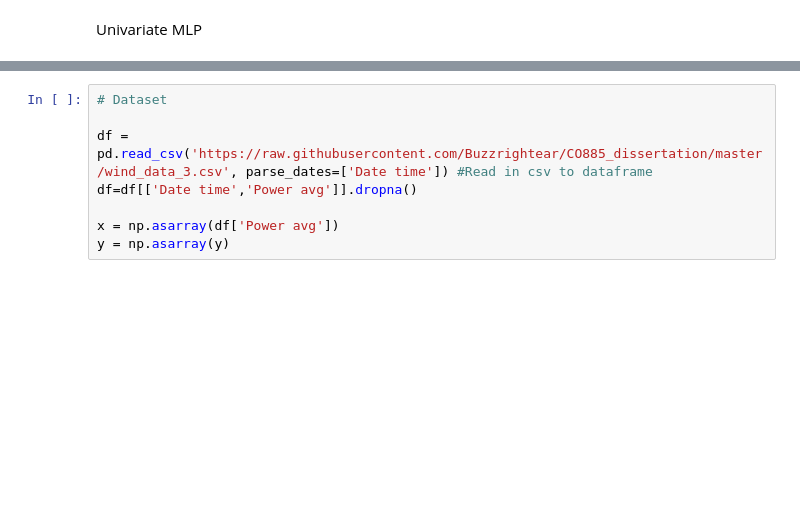
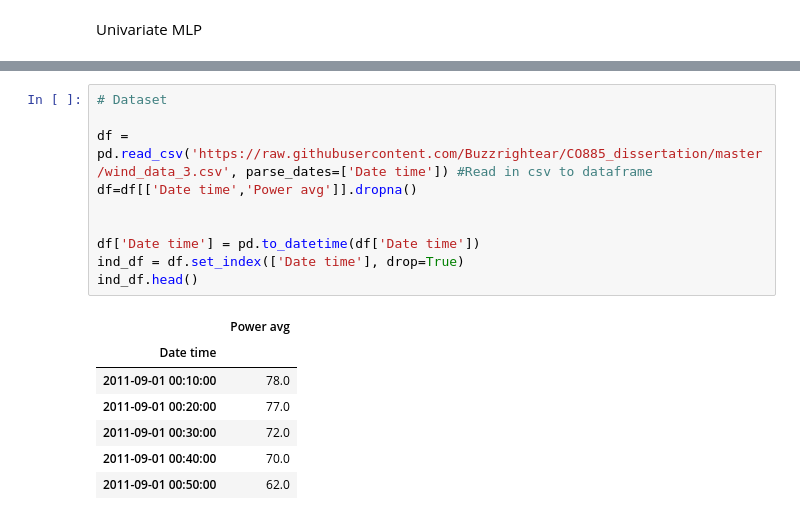
Before and after one commit to Buzzrightear/CO885_dissertation, a Jupyter notebook: MLP.ipynb, the cells around one changed output, grey strips where cells are left out. Saved outputs shown, nothing was run; the diff lists cells and outputs as text; blank space fills up the shorter version.

```diff
--- a/MLP.ipynb
+++ b/MLP.ipynb
@@ -16,8 +18,18 @@ import numpy as np
 # %%
 # Dataset
 
 df = pd.read_csv('https://raw.githubusercontent.com/Buzzrightear/CO885_dissertation/master/wind_data_3.csv', parse_dates=['Date time']) #Read in csv to dataframe
 df=df[['Date time','Power avg']].dropna()
 
-x = np.asarray(df['Power avg'])
-y = np.asarray(y)
+
+df['Date time'] = pd.to_datetime(df['Date time'])
+ind_df = df.set_index(['Date time'], drop=True)
+ind_df.head()
+# %% [output]
+|  | Power avg |
+| Date time |  |
+| 2011-09-01 00:10:00 | 78.0 |
+| 2011-09-01 00:20:00 | 77.0 |
+| 2011-09-01 00:30:00 | 72.0 |
+| 2011-09-01 00:40:00 | 70.0 |
+| 2011-09-01 00:50:00 | 62.0 |
```
Also changed, not shown: parts of 5 cells of this notebook.
